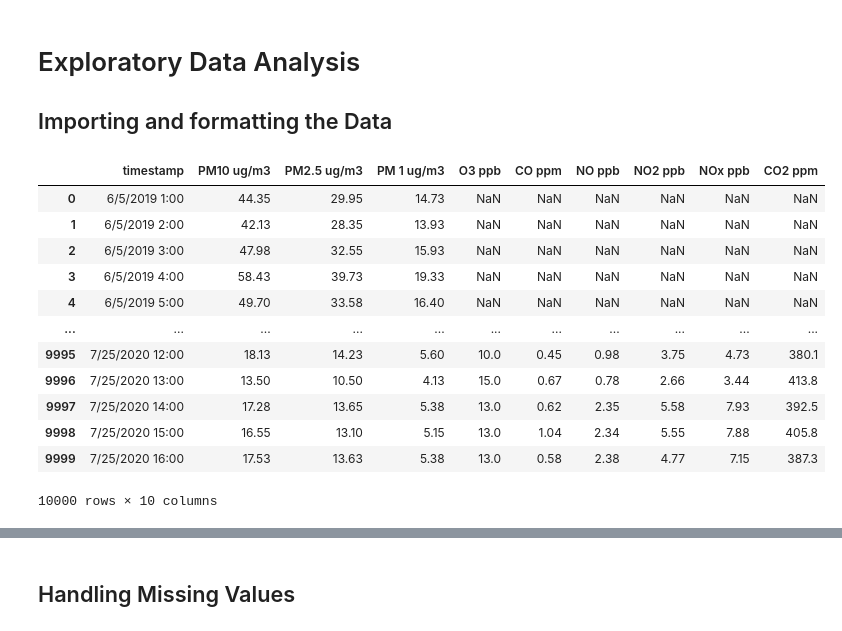
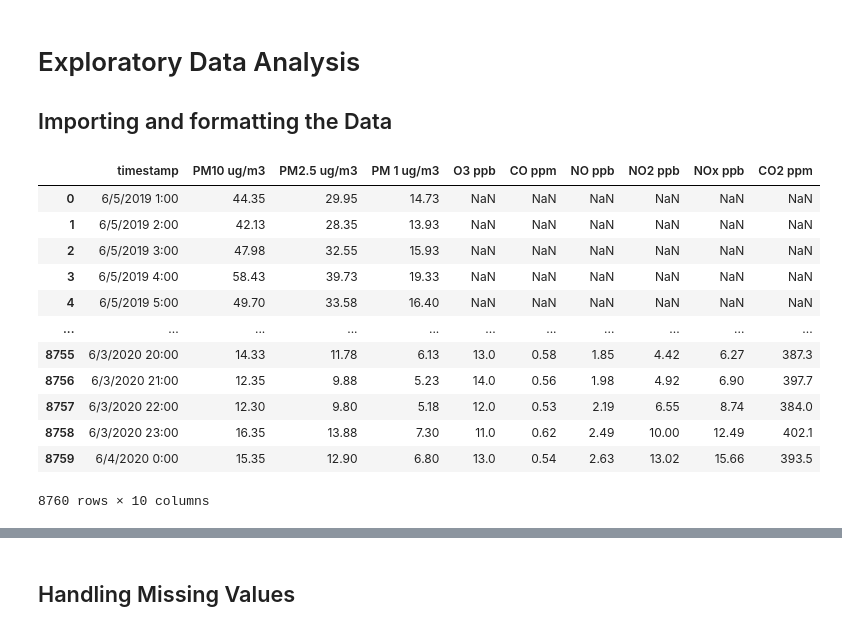
Before and after one commit to sid56rajawat/AQI-Monitoring-and-Prediction, a Jupyter notebook: EDA.ipynb, the cells around one changed output, grey strips where cells are left out. Cells and saved outputs as stored; diff of their text form; code cells hidden in the pictures.

```diff
--- a/EDA.ipynb
+++ b/EDA.ipynb
@@ -5,27 +5,27 @@
 # %%
 # Importing the secessary libraries
 import pandas as pd
 import matplotlib.pyplot as plt
 import seaborn as sns
 
 # Loading the csv file into pandas dataframe
-hours = 10000
+hours = 8760
 df = pd.read_csv("./AQI_data.csv",nrows=hours)
 df
 # %% [output]
 |  | timestamp | PM10 ug/m3 | PM2.5 ug/m3 | PM 1 ug/m3 | O3 ppb | CO ppm | NO ppb | NO2 ppb | NOx ppb | CO2 ppm |
 | 0 | 6/5/2019 1:00 | 44.35 | 29.95 | 14.73 | NaN | NaN | NaN | NaN | NaN | NaN |
 | 1 | 6/5/2019 2:00 | 42.13 | 28.35 | 13.93 | NaN | NaN | NaN | NaN | NaN | NaN |
 | 2 | 6/5/2019 3:00 | 47.98 | 32.55 | 15.93 | NaN | NaN | NaN | NaN | NaN | NaN |
 | 3 | 6/5/2019 4:00 | 58.43 | 39.73 | 19.33 | NaN | NaN | NaN | NaN | NaN | NaN |
 | 4 | 6/5/2019 5:00 | 49.70 | 33.58 | 16.40 | NaN | NaN | NaN | NaN | NaN | NaN |
 | ... | ... | ... | ... | ... | ... | ... | ... | ... | ... | ... |
-| 9995 | 7/25/2020 12:00 | 18.13 | 14.23 | 5.60 | 10.0 | 0.45 | 0.98 | 3.75 | 4.73 | 380.1 |
-| 9996 | 7/25/2020 13:00 | 13.50 | 10.50 | 4.13 | 15.0 | 0.67 | 0.78 | 2.66 | 3.44 | 413.8 |
-| 9997 | 7/25/2020 14:00 | 17.28 | 13.65 | 5.38 | 13.0 | 0.62 | 2.35 | 5.58 | 7.93 | 392.5 |
-| 9998 | 7/25/2020 15:00 | 16.55 | 13.10 | 5.15 | 13.0 | 1.04 | 2.34 | 5.55 | 7.88 | 405.8 |
-| 9999 | 7/25/2020 16:00 | 17.53 | 13.63 | 5.38 | 13.0 | 0.58 | 2.38 | 4.77 | 7.15 | 387.3 |
+| 8755 | 6/3/2020 20:00 | 14.33 | 11.78 | 6.13 | 13.0 | 0.58 | 1.85 | 4.42 | 6.27 | 387.3 |
+| 8756 | 6/3/2020 21:00 | 12.35 | 9.88 | 5.23 | 14.0 | 0.56 | 1.98 | 4.92 | 6.90 | 397.7 |
+| 8757 | 6/3/2020 22:00 | 12.30 | 9.80 | 5.18 | 12.0 | 0.53 | 2.19 | 6.55 | 8.74 | 384.0 |
+| 8758 | 6/3/2020 23:00 | 16.35 | 13.88 | 7.30 | 11.0 | 0.62 | 2.49 | 10.00 | 12.49 | 402.1 |
+| 8759 | 6/4/2020 0:00 | 15.35 | 12.90 | 6.80 | 13.0 | 0.54 | 2.63 | 13.02 | 15.66 | 393.5 |
-10000 rows × 10 columns
+8760 rows × 10 columns
 # %%
 # Converting timestamp column to a datetime data type
 df['timestamp'] = pd.to_datetime(df['timestamp'])
```
Also changed, not shown: parts of 5 cells of this notebook.
